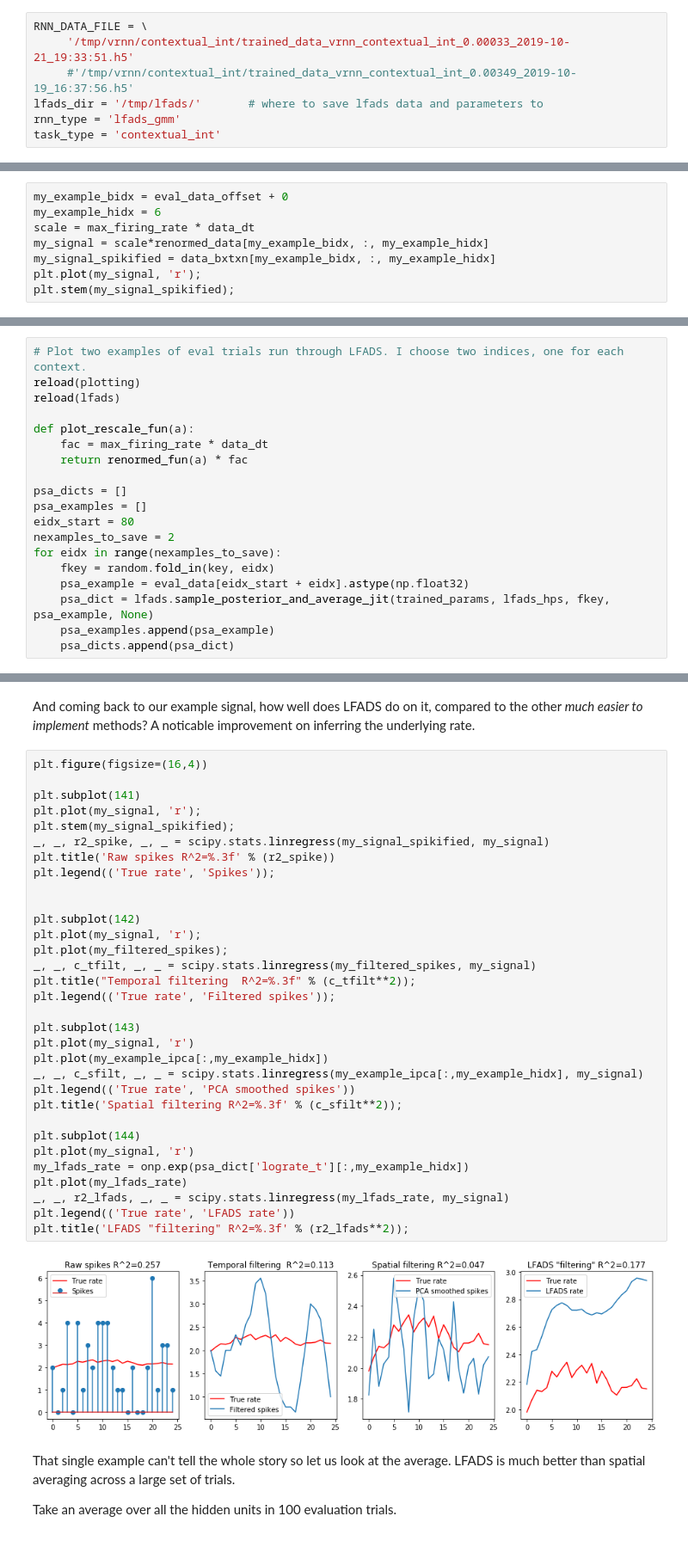
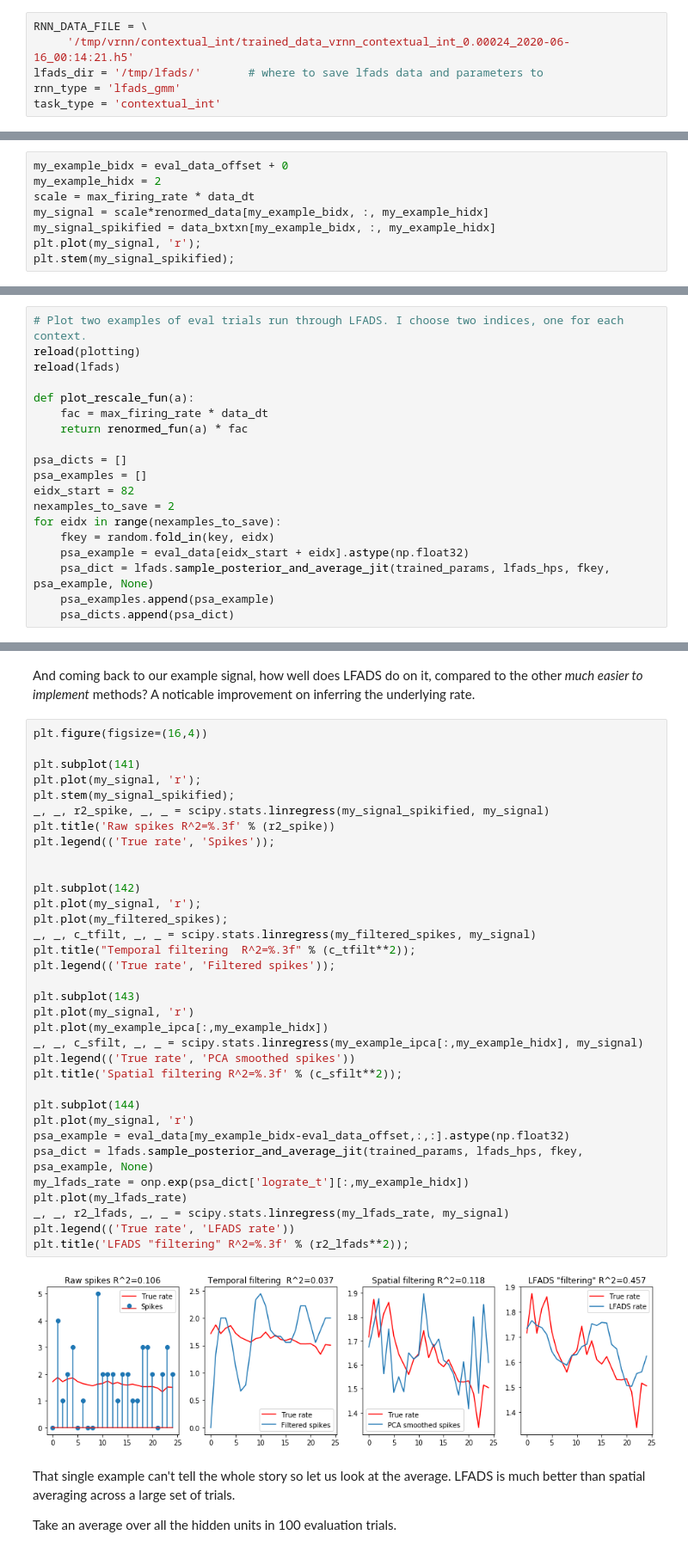
Before and after one commit to google-research/computation-thru-dynamics, a Jupyter notebook: experimental/notebooks/LFADS GMM Tutorial.ipynb, the cells around one changed output, grey strips where cells are left out. Shown at 86% size. Saved outputs shown, nothing was run; the diff lists cells and outputs as text.

```diff
--- a/experimental/notebooks/LFADS GMM Tutorial.ipynb
+++ b/experimental/notebooks/LFADS GMM Tutorial.ipynb
@@ -85,8 +88,7 @@ You __must__ run through the the integrator RNN [tutorial notebook](https://gith
 Point to the correct __data__  file for the integrator RNN. Note that the integrator rnn tutorial notebook creates two files, both the parameters file and the data file with examples.
 # %%
 RNN_DATA_FILE = \
-     '/tmp/vrnn/contextual_int/trained_data_vrnn_contextual_int_0.00033_2019-10-21_19:33:51.h5'
-     #'/tmp/vrnn/contextual_int/trained_data_vrnn_contextual_int_0.00349_2019-10-19_16:37:56.h5'
+     '/tmp/vrnn/contextual_int/trained_data_vrnn_contextual_int_0.00024_2020-06-16_00:14:21.h5'
 lfads_dir = '/tmp/lfads/'       # where to save lfads data and parameters to
 rnn_type = 'lfads_gmm'
 task_type = 'contextual_int'
@@ -181,7 +183,7 @@ f = plotting.plot_data_example(data_dict['inputs'], data_dict['hiddens'],
 Let's study this single example of a single neuron's true firing rate (red) and the spikified version in the blue stem plot.
 # %%
 my_example_bidx = eval_data_offset + 0
-my_example_hidx = 6
+my_example_hidx = 2
 scale = max_firing_rate * data_dt
 my_signal = scale*renormed_data[my_example_bidx, :, my_example_hidx]
 my_signal_spikified = data_bxtxn[my_example_bidx, :, my_example_hidx]
@@ -517,7 +519,7 @@ def plot_rescale_fun(a):
 
 psa_dicts = []
 psa_examples = []
-eidx_start = 80
+eidx_start = 82
 nexamples_to_save = 2
 for eidx in range(nexamples_to_save):
     fkey = random.fold_in(key, eidx)
@@ -594,34 +596,36 @@ plt.figure(figsize=(16,4))
 plt.subplot(141)
 plt.plot(my_signal, 'r');
 plt.stem(my_signal_spikified);
 _, _, r2_spike, _, _ = scipy.stats.linregress(my_signal_spikified, my_signal)
 plt.title('Raw spikes R^2=%.3f' % (r2_spike))
 plt.legend(('True rate', 'Spikes'));
 
 
 plt.subplot(142)
 plt.plot(my_signal, 'r');
 plt.plot(my_filtered_spikes);
 _, _, c_tfilt, _, _ = scipy.stats.linregress(my_filtered_spikes, my_signal)
 plt.title("Temporal filtering  R^2=%.3f" % (c_tfilt**2));
 plt.legend(('True rate', 'Filtered spikes'));
 
 plt.subplot(143)
 plt.plot(my_signal, 'r')
 plt.plot(my_example_ipca[:,my_example_hidx])
 _, _, c_sfilt, _, _ = scipy.stats.linregress(my_example_ipca[:,my_example_hidx], my_signal)
 plt.legend(('True rate', 'PCA smoothed spikes'))
 plt.title('Spatial filtering R^2=%.3f' % (c_sfilt**2));
 
 plt.subplot(144)
 plt.plot(my_signal, 'r')
+psa_example = eval_data[my_example_bidx-eval_data_offset,:,:].astype(np.float32)
+psa_dict = lfads.sample_posterior_and_average_jit(trained_params, lfads_hps, fkey, psa_example, None)
 my_lfads_rate = onp.exp(psa_dict['lograte_t'][:,my_example_hidx])
 plt.plot(my_lfads_rate)
 _, _, r2_lfads, _, _ = scipy.stats.linregress(my_lfads_rate, my_signal)
 plt.legend(('True rate', 'LFADS rate'))
 plt.title('LFADS "filtering" R^2=%.3f' % (r2_lfads**2));
 # %% [output]
-[figure, old version]
+[figure, new version]
 # %% [markdown]
 That single example can't tell the whole story so let us look at the average. LFADS is much better than spatial averaging across a large set of trials.
 
```
Also changed, not shown: parts of 22 cells of this notebook, 5 other files.
